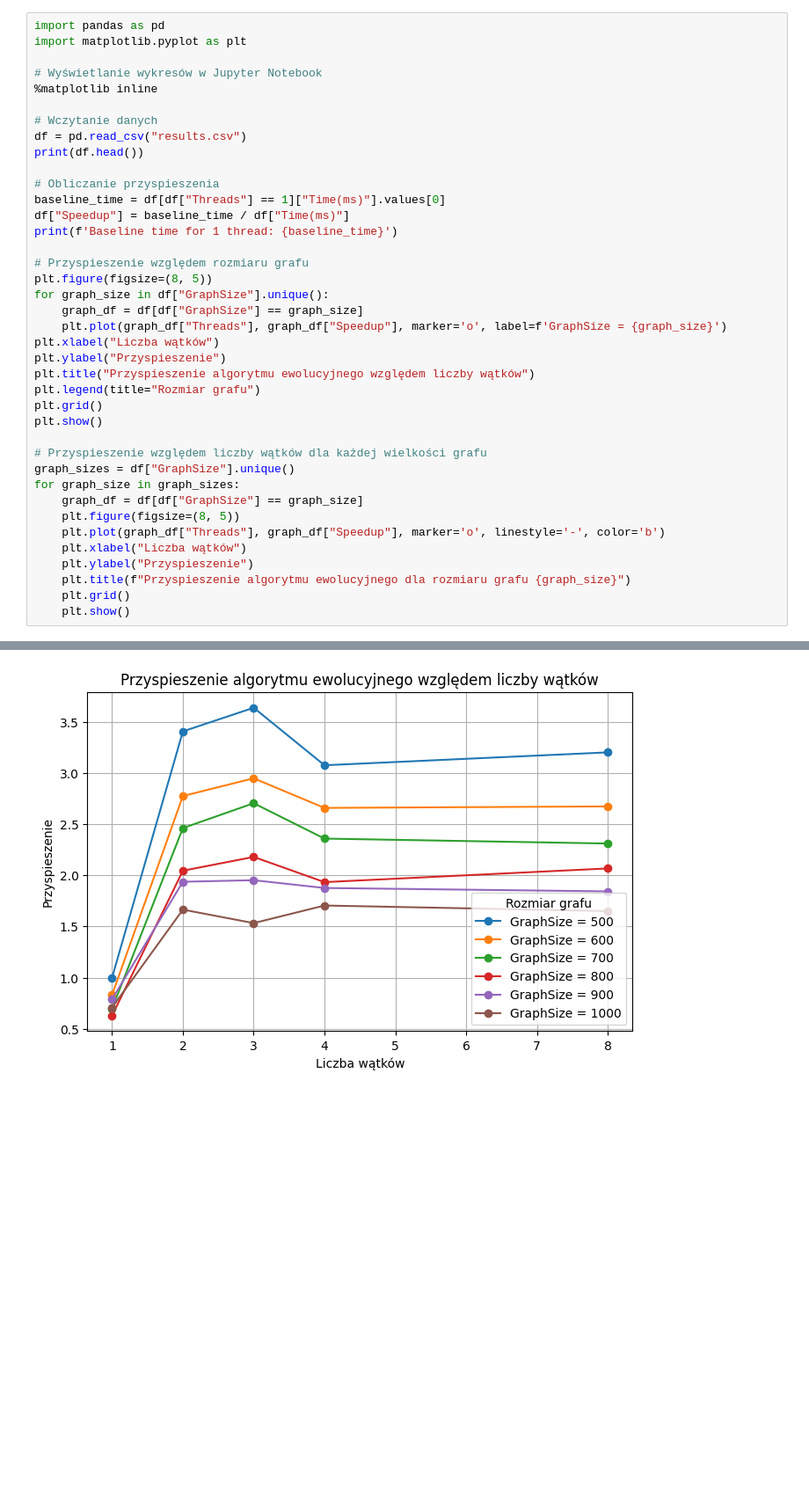
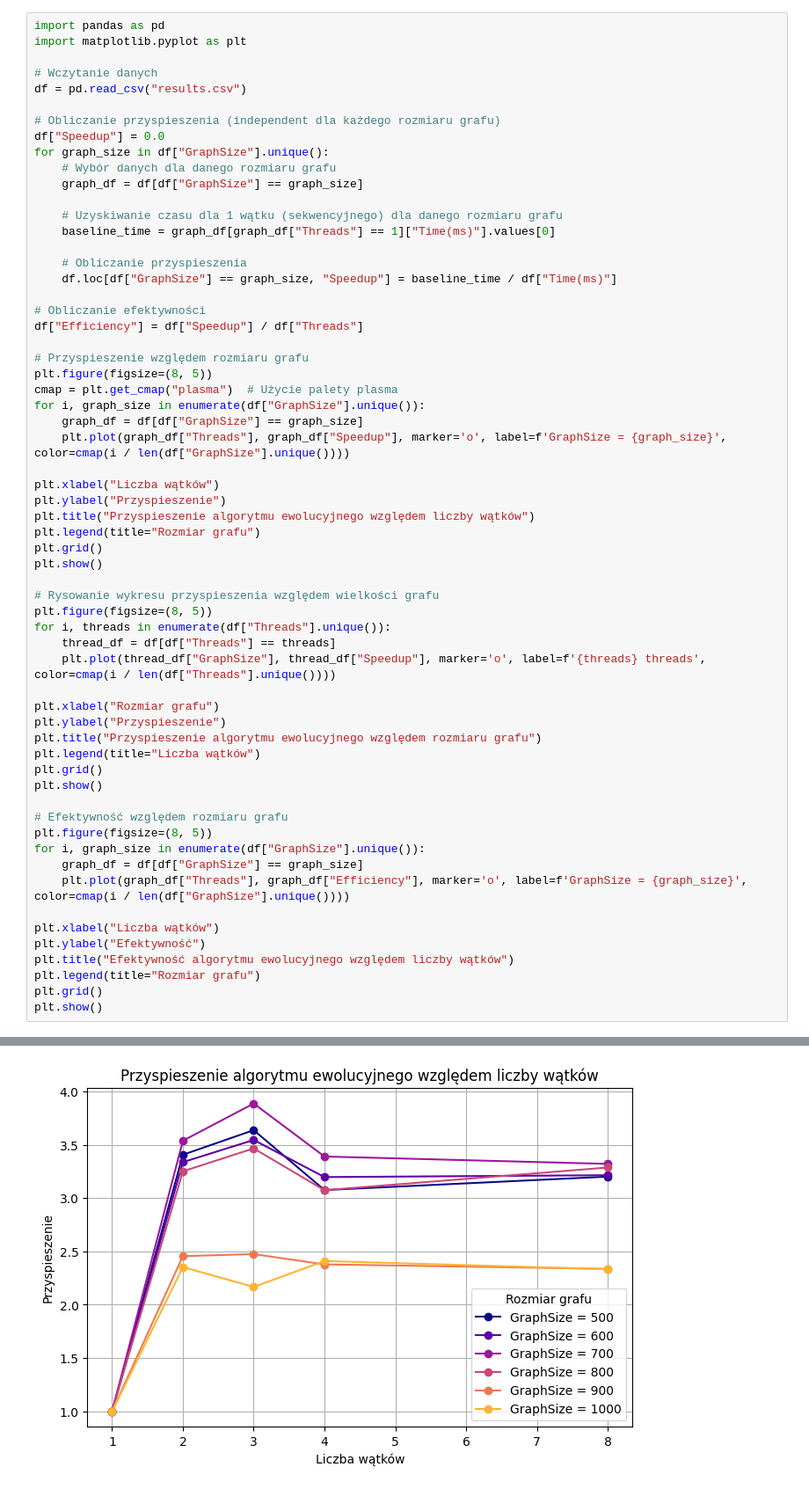
Before and after one commit to viceversaa/OWW2_badania, a Jupyter notebook: badania.ipynb, the cells around one changed output, grey strips where cells are left out. Shown at 88% size. Saved outputs shown, nothing was run; the diff lists cells and outputs as text; blank space fills up the shorter version.

```diff
--- a/badania.ipynb
+++ b/badania.ipynb
@@ -2,23 +2,31 @@
 import pandas as pd
 import matplotlib.pyplot as plt
 
-# Wyświetlanie wykresów w Jupyter Notebook
-%matplotlib inline
-
 # Wczytanie danych
 df = pd.read_csv("results.csv")
-print(df.head())
 
-# Obliczanie przyspieszenia
-baseline_time = df[df["Threads"] == 1]["Time(ms)"].values[0]
-df["Speedup"] = baseline_time / df["Time(ms)"]
-print(f'Baseline time for 1 thread: {baseline_time}')
+# Obliczanie przyspieszenia (independent dla każdego rozmiaru grafu)
+df["Speedup"] = 0.0
+for graph_size in df["GraphSize"].unique():
+    # Wybór danych dla danego rozmiaru grafu
+    graph_df = df[df["GraphSize"] == graph_size]
+
+    # Uzyskiwanie czasu dla 1 wątku (sekwencyjnego) dla danego rozmiaru grafu
+    baseline_time = graph_df[graph_df["Threads"] == 1]["Time(ms)"].values[0]
+
+    # Obliczanie przyspieszenia
+    df.loc[df["GraphSize"] == graph_size, "Speedup"] = baseline_time / df["Time(ms)"]
+
+# Obliczanie efektywności
+df["Efficiency"] = df["Speedup"] / df["Threads"]
 
 # Przyspieszenie względem rozmiaru grafu
 plt.figure(figsize=(8, 5))
-for graph_size in df["GraphSize"].unique():
+cmap = plt.get_cmap("plasma")  # Użycie palety plasma
+for i, graph_size in enumerate(df["GraphSize"].unique()):
     graph_df = df[df["GraphSize"] == graph_size]
-    plt.plot(graph_df["Threads"], graph_df["Speedup"], marker='o', label=f'GraphSize = {graph_size}')
+    plt.plot(graph_df["Threads"], graph_df["Speedup"], marker='o', label=f'GraphSize = {graph_size}', color=cmap(i / len(df["GraphSize"].unique())))
+
 plt.xlabel("Liczba wątków")
 plt.ylabel("Przyspieszenie")
 plt.title("Przyspieszenie algorytmu ewolucyjnego względem liczby wątków")
@@ -26,15 +34,29 @@ plt.legend(title="Rozmiar grafu")
 plt.grid()
 plt.show()
 
-# Przyspieszenie względem liczby wątków dla każdej wielkości grafu
-graph_sizes = df["GraphSize"].unique()
-for graph_size in graph_sizes:
+# Rysowanie wykresu przyspieszenia względem wielkości grafu
+plt.figure(figsize=(8, 5))
+for i, threads in enumerate(df["Threads"].unique()):
+    thread_df = df[df["Threads"] == threads]
+    plt.plot(thread_df["GraphSize"], thread_df["Speedup"], marker='o', label=f'{threads} threads', color=cmap(i / len(df["Threads"].unique())))
+
+plt.xlabel("Rozmiar grafu")
+plt.ylabel("Przyspieszenie")
+plt.title("Przyspieszenie algorytmu ewolucyjnego względem rozmiaru grafu")
+plt.legend(title="Liczba wątków")
+plt.grid()
+plt.show()
+
+# Efektywność względem rozmiaru grafu
+plt.figure(figsize=(8, 5))
+for i, graph_size in enumerate(df["GraphSize"].unique()):
     graph_df = df[df["GraphSize"] == graph_size]
-    plt.figure(figsize=(8, 5))
-    plt.plot(graph_df["Threads"], graph_df["Speedup"], marker='o', linestyle='-', color='b')
-    plt.xlabel("Liczba wątków")
-    plt.ylabel("Przyspieszenie")
-    plt.title(f"Przyspieszenie algorytmu ewolucyjnego dla rozmiaru grafu {graph_size}")
-    plt.grid()
-    plt.show()
+    plt.plot(graph_df["Threads"], graph_df["Efficiency"], marker='o', label=f'GraphSize = {graph_size}', color=cmap(i / len(df["GraphSize"].unique())))
+
+plt.xlabel("Liczba wątków")
+plt.ylabel("Efektywność")
+plt.title("Efektywność algorytmu ewolucyjnego względem liczby wątków")
+plt.legend(title="Rozmiar grafu")
+plt.grid()
+plt.show()
 # %% [output]
@@ -48 +63 @@ Baseline time for 1 thread: 36909
-[figure, old version]
+[figure, new version]
```
Also changed, not shown: parts of 4 cells of this notebook, 2 other files.
